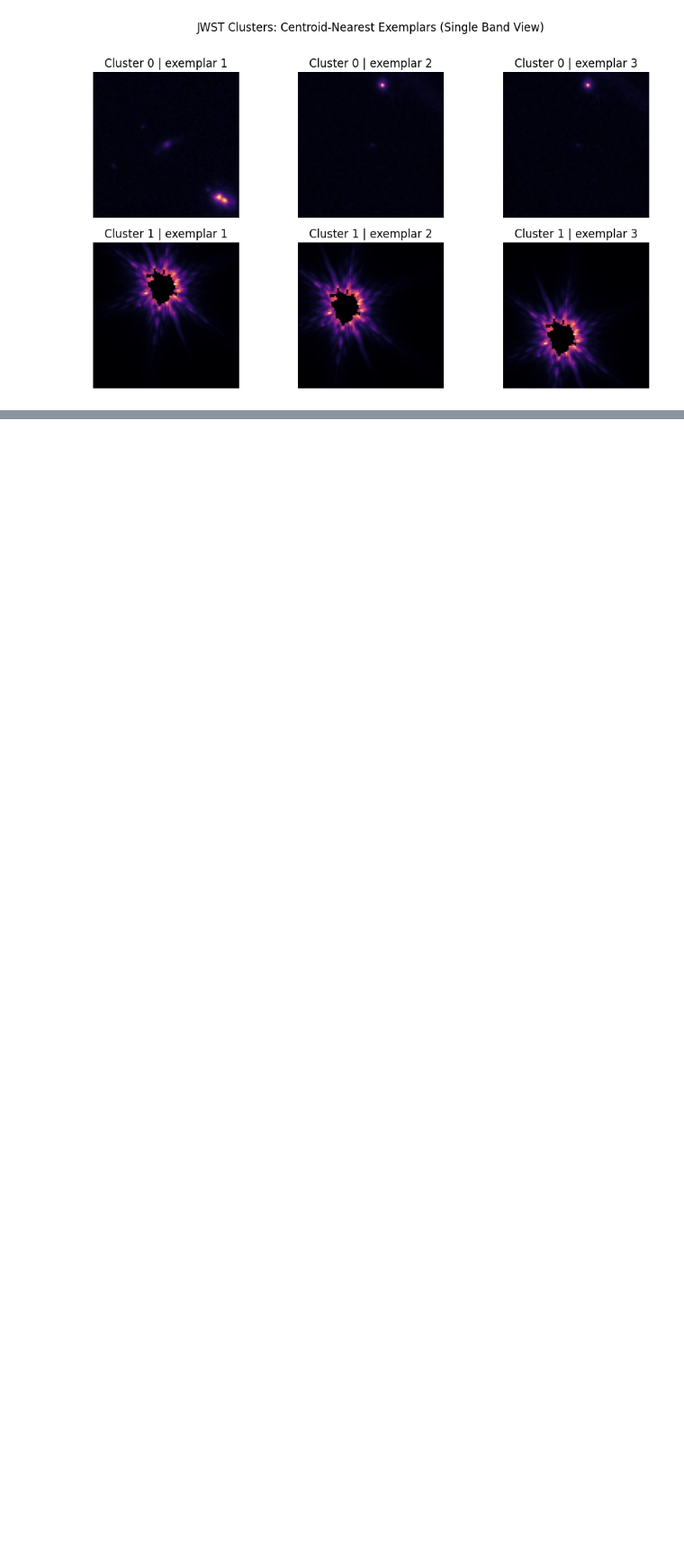
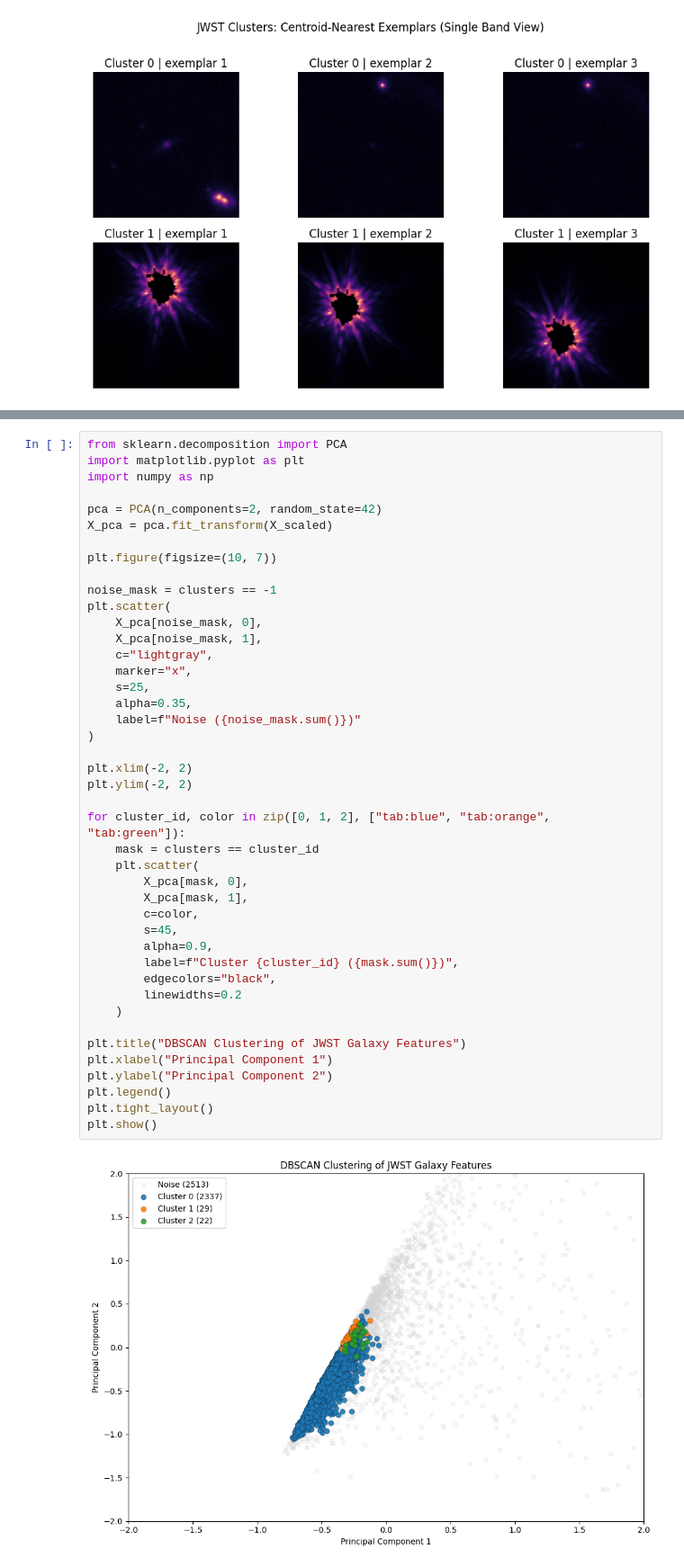
Before and after one commit to MADS-Milestone-2/Galaxy-Classifier, a Jupyter notebook: group-4-second-draft.ipynb, the cells around one changed output, grey strips where cells are left out. Shown at 90% size. Cells and saved outputs as stored; diff of their text form; blank space fills up the shorter version.

Commit message:
create pca plot of dbscan

```diff
--- a/group-4-second-draft.ipynb
+++ b/group-4-second-draft.ipynb
@@ -3564,0 +3570,45 @@ plt.show()
+# %%
+from sklearn.decomposition import PCA
+import matplotlib.pyplot as plt
+import numpy as np
+
+pca = PCA(n_components=2, random_state=42)
+X_pca = pca.fit_transform(X_scaled)
+
+plt.figure(figsize=(10, 7))
+
+noise_mask = clusters == -1
+plt.scatter(
+    X_pca[noise_mask, 0],
+    X_pca[noise_mask, 1],
+    c="lightgray",
+    marker="x",
+    s=25,
+    alpha=0.35,
+    label=f"Noise ({noise_mask.sum()})"
+)
+
+plt.xlim(-2, 2)
+plt.ylim(-2, 2)
+
+for cluster_id, color in zip([0, 1, 2], ["tab:blue", "tab:orange", "tab:green"]):
+    mask = clusters == cluster_id
+    plt.scatter(
+        X_pca[mask, 0],
+        X_pca[mask, 1],
+        c=color,
+        s=45,
+        alpha=0.9,
+        label=f"Cluster {cluster_id} ({mask.sum()})",
+        edgecolors="black",
+        linewidths=0.2
+    )
+
+plt.title("DBSCAN Clustering of JWST Galaxy Features")
+plt.xlabel("Principal Component 1")
+plt.ylabel("Principal Component 2")
+plt.legend()
+plt.tight_layout()
+plt.show()
+# %% [output]
+[figure, added]
```
Also changed, not shown: parts of 2 cells of this notebook.
